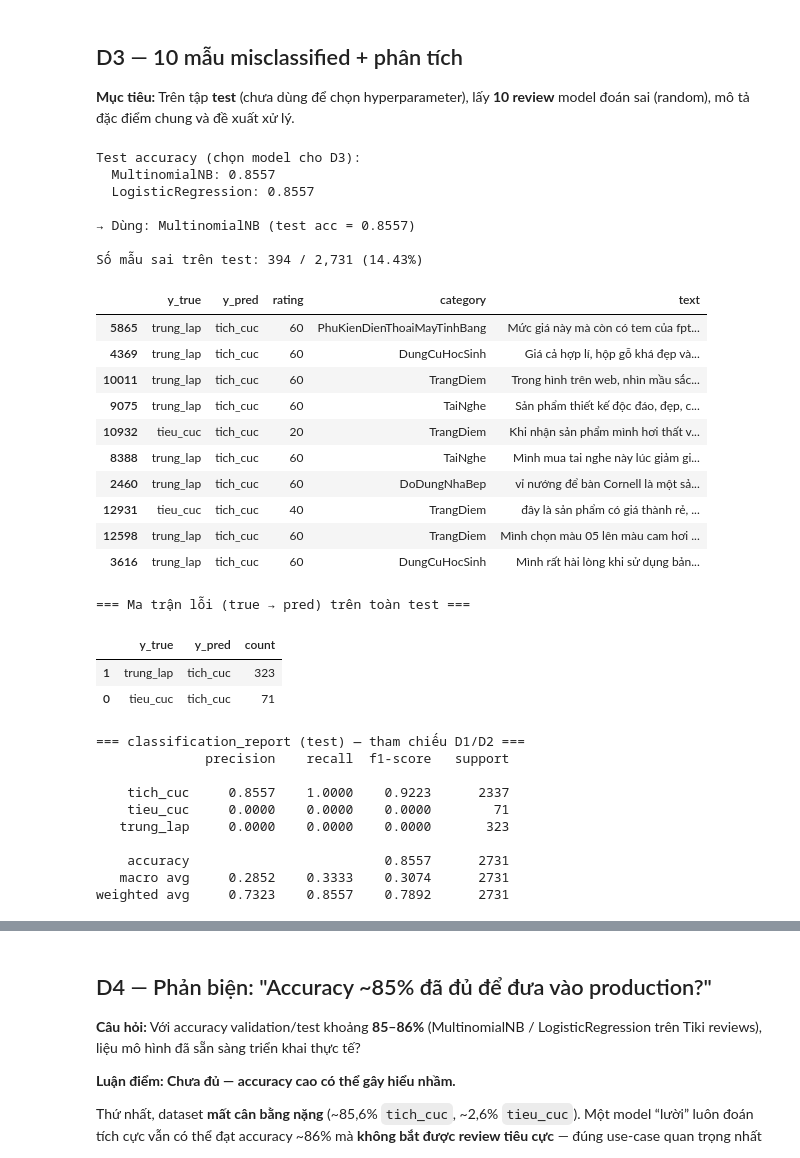
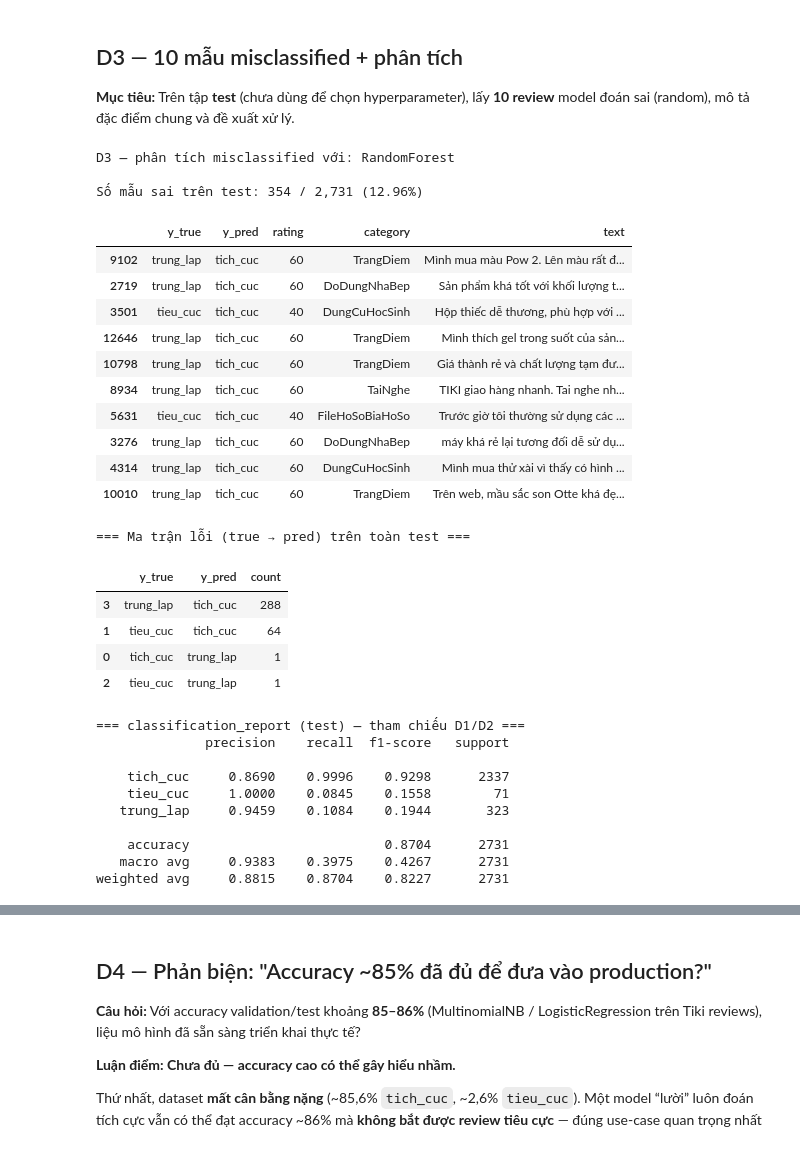
Before and after one commit to peterphenikaa/python-eda-project, a Jupyter notebook: notebook.ipynb, the cells around one changed output, grey strips where cells are left out. Drawn from its saved outputs; the diff is of its cells as text; code cells hidden in the pictures.

```diff
--- a/notebook.ipynb
+++ b/notebook.ipynb
@@ -522,14 +593,11 @@ Passing `palette` without assigning `hue` is deprecated and will be removed in v
 
 **Mục tiêu:** Huấn luyện MultinomialNB và LogisticRegression với grid hyperparameter trên validation set; Stratified 5-Fold CV.
 # %%
+# [Bình] Kiểm tra nguồn dữ liệu
 import os
-
-readme_path = 'data/README.md'
-if os.path.exists(readme_path):
-    with open(readme_path, 'r', encoding='utf-8') as f:
-        content = f.read()
-        print(f"--- Nội dung {readme_path} ---\n")
-        print(content)
+source_path = "data/SOURCE.md"
+if os.path.exists(source_path):
+    print(open(source_path, encoding="utf-8").read()[:500], "...\n")
 else:
-    print(f"Không tìm thấy file tại {readme_path}")
+    print("Xem data/SOURCE.md để biết nguồn dataset.")
 # %% [output]
@@ -806,7 +914,7 @@ hai_models = {
     ]),
     "RandomForest": Pipeline([
         ("tfidf", TfidfVectorizer(max_features=10000, ngram_range=(1, 2))),
-        ("clf", RandomForestClassifier(n_estimators=100, max_depth=best_rf_depth, random_state=42, n_jobs=-1)),
+        ("clf", RandomForestClassifier(n_estimators=best_rf_n_estimators, max_depth=best_rf_depth, random_state=42, n_jobs=-1)),
     ]),
 }
 
@@ -846,23 +1163,8 @@ RandomForest: 0.8676 ± 0.0015
 
 from sklearn.metrics import accuracy_score, classification_report
 
-# Chọn model tốt nhất giữa NB & LR (đã fit trên train ở C2) theo test accuracy
-candidates = {
-    "MultinomialNB": best_nb,
-    "LogisticRegression": best_lr,
-}
-test_scores = {
-    name: accuracy_score(y_test, model.predict(X_test_vec))
-    for name, model in candidates.items()
-}
-print("Test accuracy (chọn model cho D3):")
-for name, acc in test_scores.items():
-    print(f"  {name}: {acc:.4f}")
-
-best_model_name = max(test_scores, key=test_scores.get)
-best_model = candidates[best_model_name]
-print(f"\n→ Dùng: {best_model_name} (test acc = {test_scores[best_model_name]:.4f})")
-
+# Dùng best_model từ D1 [Hải] — model tốt nhất trong 4 model (F1 macro test)
+print(f"D3 — phân tích misclassified với: {best_model_name}")
 y_pred_test = best_model.predict(X_test_vec)
 
 # Gắn nhãn thật / dự đoán vào dataframe (giữ index gốc)
@@ -870,63 +1172,61 @@ test_analysis = df.loc[y_test.index, ["text", "text_clean", "label", "rating", "
 test_analysis["y_true"] = y_test.values
 test_analysis["y_pred"] = y_pred_test
 test_analysis["correct"] = test_analysis["y_true"] == test_analysis["y_pred"]
 
 n_wrong = (~test_analysis["correct"]).sum()
 print(f"\nSố mẫu sai trên test: {n_wrong:,} / {len(test_analysis):,} ({100 * n_wrong / len(test_analysis):.2f}%)")
 
 # 10 mẫu sai ngẫu nhiên (cố định seed)
 wrong_df = test_analysis[~test_analysis["correct"]]
 sample_wrong = wrong_df.sample(n=min(10, len(wrong_df)), random_state=RANDOM_STATE)
 
 cols_show = ["y_true", "y_pred", "rating", "category", "text"]
 display(sample_wrong[cols_show])
 
 # Thống kê nhanh loại lỗi
 print("\n=== Ma trận lỗi (true → pred) trên toàn test ===")
 confusion_errors = (
     test_analysis[~test_analysis["correct"]]
     .groupby(["y_true", "y_pred"])
     .size()
     .reset_index(name="count")
     .sort_values("count", ascending=False)
 )
 display(confusion_errors.head(10))
 
 print("\n=== classification_report (test) — tham chiếu D1/D2 ===")
 print(classification_report(y_test, y_pred_test, digits=4))
 # %% [output]
-Test accuracy (chọn model cho D3):
-  MultinomialNB: 0.8557
-  LogisticRegression: 0.8557
+D3 — phân tích misclassified với: RandomForest
 
-→ Dùng: MultinomialNB (test acc = 0.8557)
-
-Số mẫu sai trên test: 394 / 2,731 (14.43%)
+Số mẫu sai trên test: 354 / 2,731 (12.96%)
 |  | y_true | y_pred | rating | category | text |
-| 5865 | trung_lap | tich_cuc | 60 | PhuKienDienThoaiMayTinhBang | Mức giá này mà còn có tem của fpt... |
-| 4369 | trung_lap | tich_cuc | 60 | DungCuHocSinh | Giá cả hợp lí, hộp gỗ khá đẹp và... |
-| 10011 | trung_lap | tich_cuc | 60 | TrangDiem | Trong hình trên web, nhìn mầu sắc... |
-| 9075 | trung_lap | tich_cuc | 60 | TaiNghe | Sản phẩm thiết kế độc đáo, đẹp, c... |
-| 10932 | tieu_cuc | tich_cuc | 20 | TrangDiem | Khi nhận sản phẩm mình hơi thất v... |
-| 8388 | trung_lap | tich_cuc | 60 | TaiNghe | Mình mua tai nghe này lúc giảm gi... |
-| 2460 | trung_lap | tich_cuc | 60 | DoDungNhaBep | vỉ nướng để bàn Cornell là một sả... |
-| 12931 | tieu_cuc | tich_cuc | 40 | TrangDiem | đây là sản phẩm có giá thành rẻ, ... |
-| 12598 | trung_lap | tich_cuc | 60 | TrangDiem | Mình chọn màu 05 lên màu cam hơi ... |
-| 3616 | trung_lap | tich_cuc | 60 | DungCuHocSinh | Mình rất hài lòng khi sử dụng bản... |
+| 9102 | trung_lap | tich_cuc | 60 | TrangDiem | Mình mua màu Pow 2. Lên màu rất đ... |
+| 2719 | trung_lap | tich_cuc | 60 | DoDungNhaBep | Sản phẩm khá tốt với khối lượng t... |
+| 3501 | tieu_cuc | tich_cuc | 40 | DungCuHocSinh | Hộp thiếc dễ thương, phù hợp với ... |
+| 12646 | trung_lap | tich_cuc | 60 | TrangDiem | Mình thích gel trong suốt của sản... |
+| 10798 | trung_lap | tich_cuc | 60 | TrangDiem | Giá thành rẻ và chất lượng tạm đư... |
+| 8934 | trung_lap | tich_cuc | 60 | TaiNghe | TIKI giao hàng nhanh. Tai nghe nh... |
+| 5631 | tieu_cuc | tich_cuc | 40 | FileHoSoBiaHoSo | Trước giờ tôi thường sử dụng các ... |
+| 3276 | trung_lap | tich_cuc | 60 | DoDungNhaBep | máy khá rẻ lại tương đối dễ sử dụ... |
+| 4314 | trung_lap | tich_cuc | 60 | DungCuHocSinh | Mình mua thử xài vì thấy có hình ... |
+| 10010 | trung_lap | tich_cuc | 60 | TrangDiem | Trên web, mầu sắc son Otte khá đẹ... |
 === Ma trận lỗi (true → pred) trên toàn test ===
 |  | y_true | y_pred | count |
-| 1 | trung_lap | tich_cuc | 323 |
-| 0 | tieu_cuc | tich_cuc | 71 |
+| 3 | trung_lap | tich_cuc | 288 |
+| 1 | tieu_cuc | tich_cuc | 64 |
+| 0 | tich_cuc | trung_lap | 1 |
+| 2 | tieu_cuc | trung_lap | 1 |
 === classification_report (test) — tham chiếu D1/D2 ===
               precision    recall  f1-score   support
 
-    tich_cuc     0.8557    1.0000    0.9223      2337
-    tieu_cuc     0.0000    0.0000    0.0000        71
-   trung_lap     0.0000    0.0000    0.0000       323
+    tich_cuc     0.8690    0.9996    0.9298      2337
+    tieu_cuc     1.0000    0.0845    0.1558        71
+   trung_lap     0.9459    0.1084    0.1944       323
 
-    accuracy                         0.8557      2731
-   macro avg     0.2852    0.3333    0.3074      2731
-weighted avg     0.7323    0.8557    0.7892      2731
+    accuracy                         0.8704      2731
+   macro avg     0.9383    0.3975    0.4267      2731
+weighted avg     0.8815    0.8704    0.8227      2731
 # %% [markdown]
 ### Phân tích đặc điểm chung (D3) + Đề xuất xử lý
 
```
Also changed, not shown: parts of 21 cells of this notebook.
